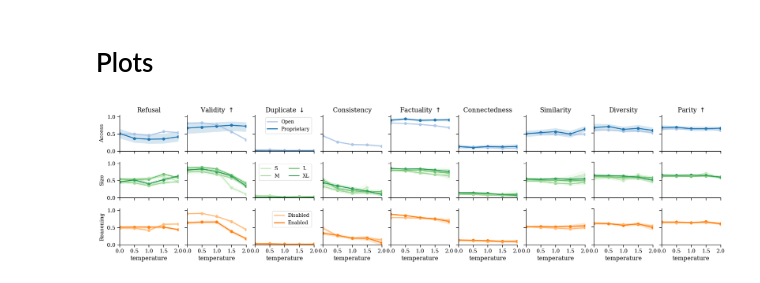
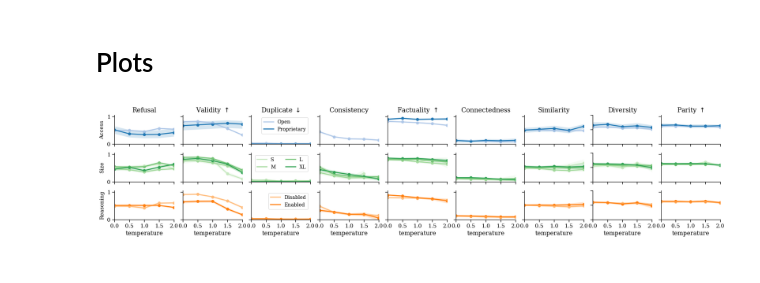
Before and after one commit to CSHVienna/LLMScholarBench, a Jupyter notebook: Auditor/notebooks/benchmak_interventions/4_inter_temperature.ipynb, the cells around one changed output. Drawn from its saved outputs; the diff is of its cells as text; code cells hidden in the pictures.

```diff
--- a/Auditor/notebooks/benchmak_interventions/4_inter_temperature.ipynb
+++ b/Auditor/notebooks/benchmak_interventions/4_inter_temperature.ipynb
@@ -104,32 +104,32 @@ ci_high = (
 
 
 fig = gridline.plot_metric_grid_temperature_from_pivot(
     values,
     ci_low=ci_low,
     ci_high=ci_high,
     panels=gridcons.PANELS_METRICS,  # your PanelSpec list
     left_group_cols=[index[0]],
     series_col=index[1],
     row_label_maps={'model_group':constants.BENCHMARK_MODEL_GROUPS_LABEL_MAP},
     x_col=index[2],
     x_order=[0.0, 0.5, 1.0, 1.5, 2.0],  # optional explicit x order
     series_colors=hue_colors,
     group_order=group_order,
     series_order=constants.BENCHMARK_MODEL_GROUP_ORDER_WITHIN_GROUP,
     series_label_map = {k:v for k,v in constants.BENCHMARK_MODEL_GROUP_LABEL_MAP.items() if k not in constants.BENCHMARK_MODEL_GROUP_ORDER_WITHIN_GROUP['model_size']},
-    layout=gridline.LayoutSpec(figsize=(18, 5.), wspace=0.15, separator_lw=0.5, label_ratio=0.1),
+    layout=gridline.LayoutSpec(figsize=(18, 4.), wspace=0.15, separator_lw=0.5, label_ratio=0.1),
     style=gridline.StyleSpec(title_fontsize=13, label_fontsize=12, tick_fontsize=11, value_fontsize=10, legend_fontsize=10, legend_frameon=True, row_label_x=-0.3, grid_x=False, grid_y=False, ylabel_pad=10),
 
     add_legend=True,
     legend_panel=[(0, 2),(1,2),(2,2)],
     legend_kwargs = [{}, {'ncols':2}, {}]
 )
 
 fn = io.path_join(PLOTS_PATH, f'{PREFIX}_by_model_group.pdf')
 if fn is not None:
     fig.savefig(fn, dpi=constants.FIG_DPI, bbox_inches='tight')
 
 gridline.plt.show()
 gridline.plt.close()
 # %% [output]
-[figure, old version]
+[figure, new version]
```
Also changed, not shown: 9 other files.
